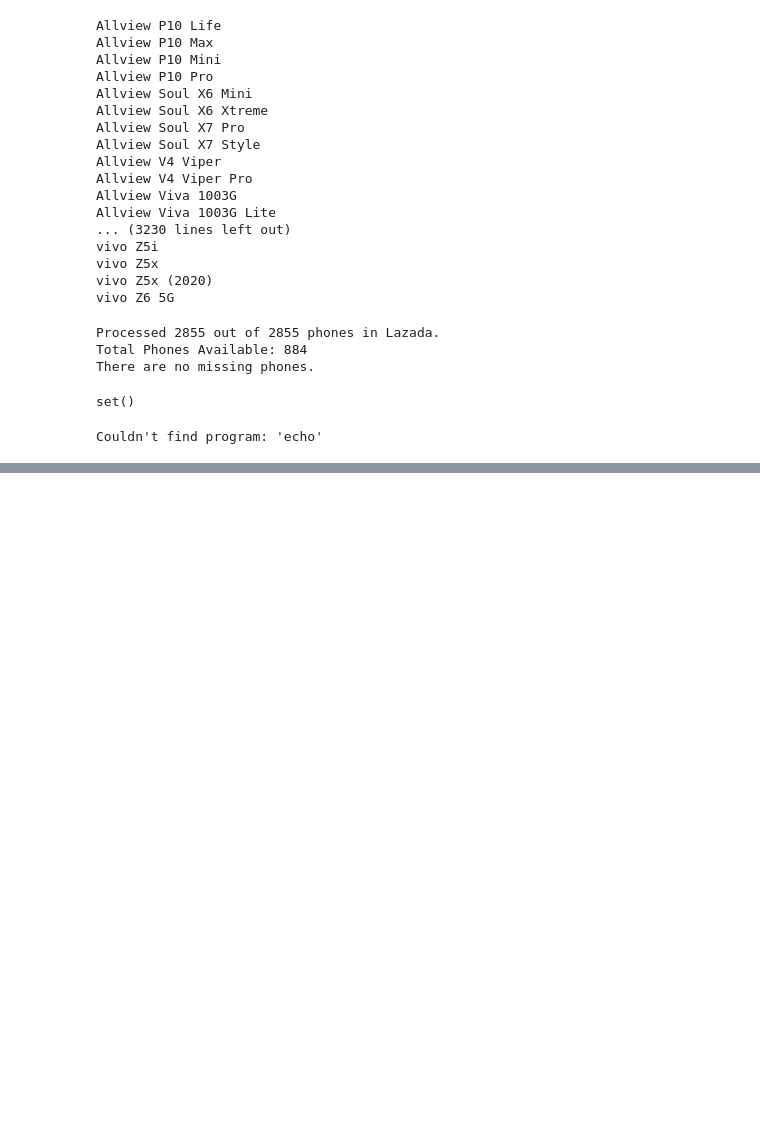
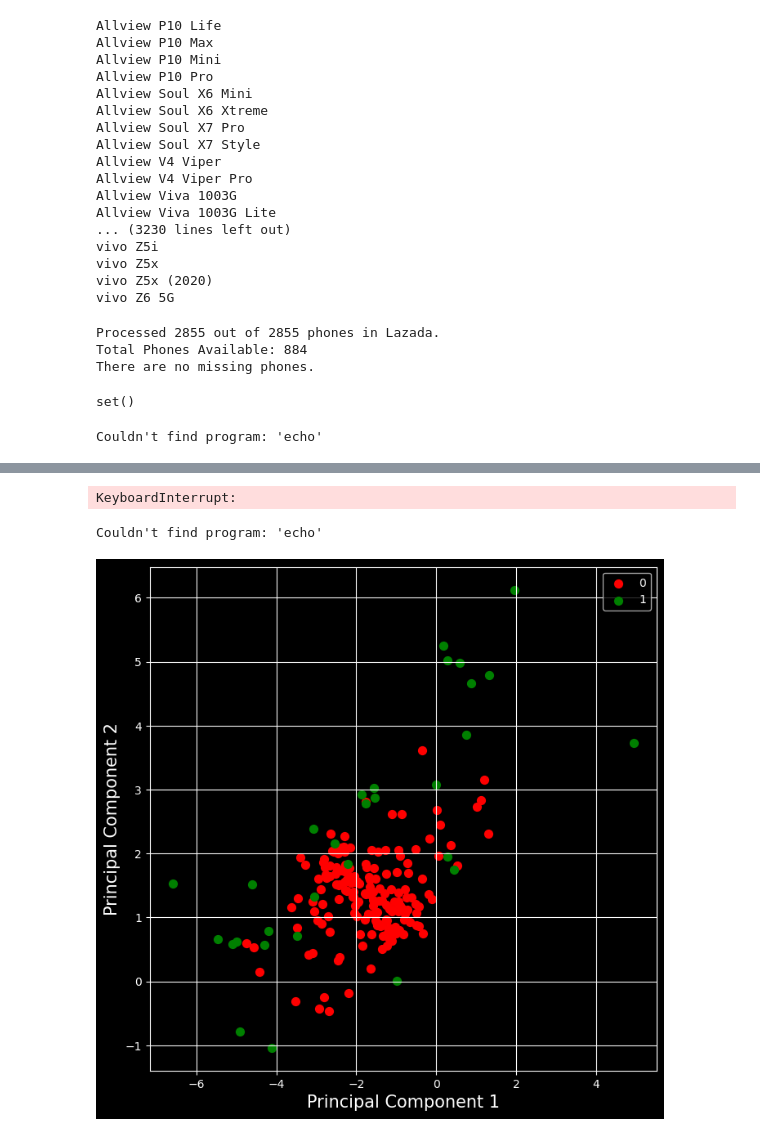
Before and after one commit to RenzVillegas24/GSMArena_Scraper, a Jupyter notebook: GSMArena_API.ipynb, the cells around one changed output, grey strips where cells are left out. Drawn from its saved outputs; the diff is of its cells as text; code cells hidden in the pictures; blank space fills up the shorter version.

```diff
--- a/GSMArena_API.ipynb
+++ b/GSMArena_API.ipynb
@@ -1510,0 +1551,79 @@ list(latest_phones_combined_flat.items())[:10]
+# %%
+from sklearn.decomposition import PCA
+pca = PCA(n_components=2)
+
+pca.fit(clean_data_encoded)
+
+pca_df = pca.transform(clean_data_encoded)
+# %%
+# start the clustering
+from sklearn.cluster import KMeans
+from sklearn.metrics import silhouette_score
+import matplotlib.pyplot as plt
+
+os.environ["OMP_NUM_THREADS"] = "4"
+
+
+# get the data, remove the non numerical data
+x = clean_data_encoded
+
+# get the silhouette score
+sil = []
+kmax = 10
+for k in range(2, kmax+1):
+    kmeans = KMeans(n_clusters = k, n_init = 100, max_iter = 1000, random_state = 42).fit(x)
+    labels = kmeans.labels_
+    sil.append(silhouette_score(x, labels, metric = 'euclidean'))
+
+# plot the silhouette score
+plt.plot(range(2, kmax+1), sil)
+plt.xlabel('Number of clusters')
+plt.ylabel('Silhouette Score')
+plt.show()
+
+# get the best number of clusters
+best_n_clusters = sil.index(max(sil)) + 2
+print('Best Number of Clusters:', best_n_clusters)
+# %% [output]
+KeyboardInterrupt:
+# %%
+%%script echo skipping
+
+# get the kmeans
+kmeans = KMeans(n_clusters = best_n_clusters).fit(x)
+labels = kmeans.labels_
+
+# add the labels to the data
+clean_data_encoded['cluster'] = labels
+
+clean_data_encoded
+# %% [output]
+Couldn't find program: 'echo'
+# %%
+# use PCA to visualize the data
+from sklearn.decomposition import PCA
+pca = PCA(n_components=2)
+principalComponents = pca.fit_transform(x)
+principalDf = pd.DataFrame(data = principalComponents, columns = ['principal component 1', 'principal component 2'])
+
+# add the labels to the pca data
+principalDf['cluster'] = labels
+
+# plot the pca
+fig = plt.figure(figsize = (8,8))
+ax = fig.add_subplot(1,1,1)
+ax.set_xlabel('Principal Component 1', fontsize = 15)
+ax.set_ylabel('Principal Component 2', fontsize = 15)
+
+targets = list(range(best_n_clusters))
+colors = ['r', 'g', 'b', 'y', 'c', 'm', 'k', 'w']
+for target, color in zip(targets,colors):
+    indicesToKeep = principalDf['cluster'] == target
+    ax.scatter(principalDf.loc[indicesToKeep, 'principal component 1']
+               , principalDf.loc[indicesToKeep, 'principal component 2']
+               , c = color
+               , s = 50)
+ax.legend(targets)
+ax.grid()
+# %% [output]
+[figure, added]
```
Also changed, not shown: parts of 20 cells of this notebook, 3 other files.
